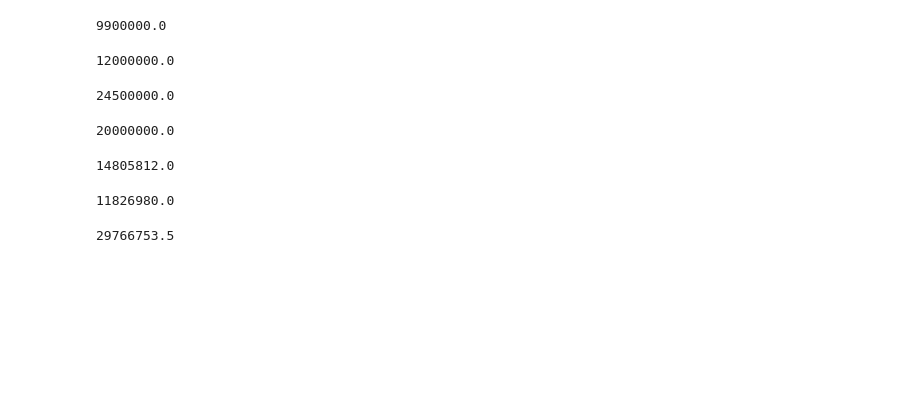
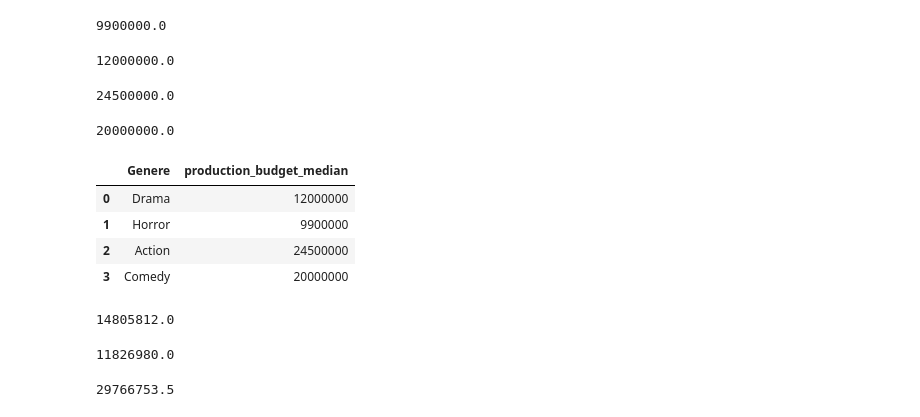
Before and after one commit to kjkahalley/optimal-film-analysis, a Jupyter notebook: first-notebook.ipynb, the cells around one changed output. Cells and saved outputs as stored; diff of their text form; code cells hidden in the pictures; blank space fills up the shorter version.

```diff
--- a/first-notebook.ipynb
+++ b/first-notebook.ipynb
@@ -336,11 +336,18 @@ Comedy_production_budget_median
 # %% [output]
 20000000.0
 # %%
-#Table with Drama, Horror, Action, Comedy medians only
+#Table with Drama, Horror, Action, Comedy medians only production_budget
 genere_production_budget_median = {'Genere': ['Drama', 'Horror', 'Action', 'Comedy'],
                                   'production_budget_median': [12000000,9900000,24500000,20000000]
                                   }
 genere_production_budget_avg = pd.DataFrame(genere_production_budget_median, columns = ['Genere', 'production_budget_median'])
+genere_production_budget_avg
+# %% [output]
+|  | Genere | production_budget_median |
+| 0 | Drama | 12000000 |
+| 1 | Horror | 9900000 |
+| 2 | Action | 24500000 |
+| 3 | Comedy | 20000000 |
 # %%
 #Finds median of worldwide_gross for horror movies
 Horror_worldwide_gross_median = Horror_2["worldwide_gross"].median()
```
Also changed, not shown: parts of 2 cells of this notebook.
